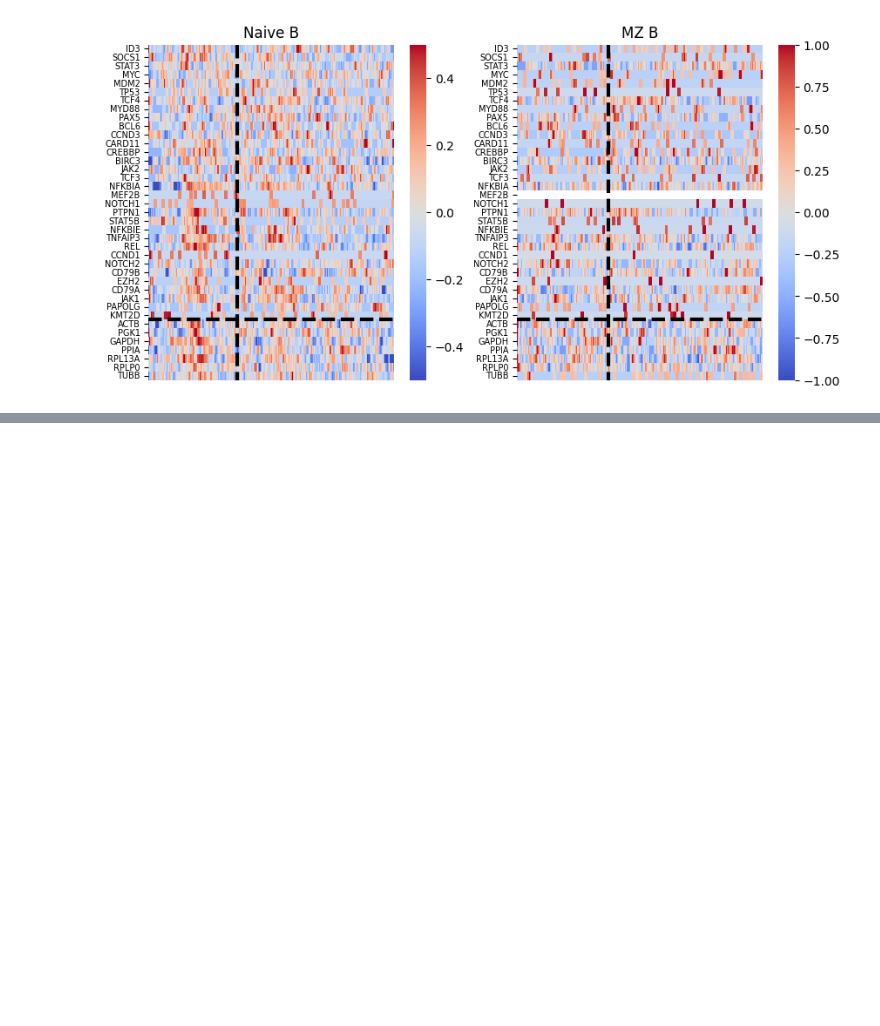
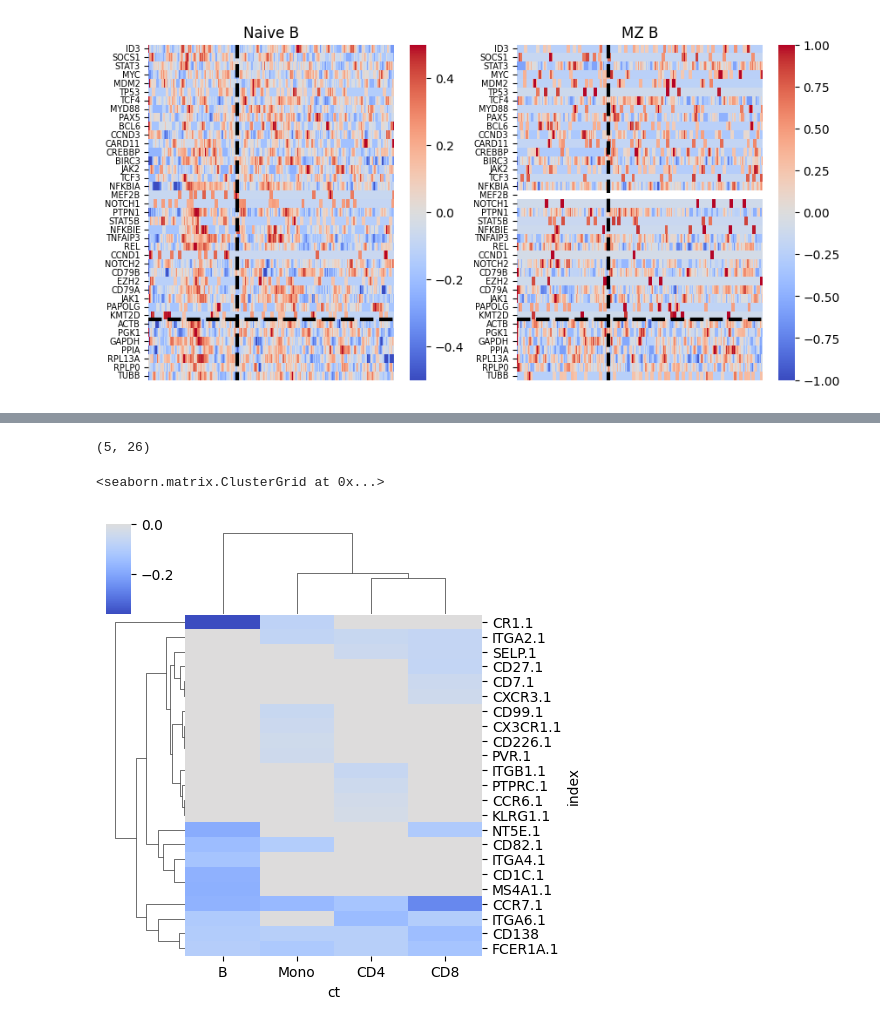
Before and after one commit to mincheoly/sicca_hackathon_2023, a Jupyter notebook: Task 5 - ISG CC genes.ipynb, the cells around one changed output, grey strips where cells are left out. Saved outputs shown, nothing was run; the diff lists cells and outputs as text; code cells hidden in the pictures; blank space fills up the shorter version.

```diff
--- a/Task 5 - ISG CC genes.ipynb
+++ b/Task 5 - ISG CC genes.ipynb
@@ -213,0 +246,32 @@ plt.savefig('bcell_lymphoma_genes.png', bbox_inches='tight')
+# %%
+ct_kwds = ['CD4', 'B', 'Mono', 'CD8']
+# %%
+results = []
+for ct in ct_kwds:
+    case = mdata[mdata.obs['annotation_merged'].str.contains(ct) & (mdata.obs['pSS'] == 1), ].mod['prot'].X.toarray()
+    ctrl = mdata[mdata.obs['annotation_merged'].str.contains(ct) & (mdata.obs['pSS'] == 0), ].mod['prot'].X.toarray()
+
+    df = pd.DataFrame(index=mdata.mod['prot'].var.index)
+    _, df['pv'] = stats.ranksums(ctrl, case)
+
+    _, df['fdr'] = fdrcorrection(df['pv'])
+    df['effect_size'] = case.mean(axis=0) - ctrl.mean(axis=0)
+
+    df['ct'] = ct
+
+    df = df.query('fdr < 0.01').sort_values('effect_size', ascending=True).head(10)
+    results.append(df)
+# %%
+results = pd.concat(results)
+# %%
+hm.shape
+# %% [output]
+(5, 26)
+# %%
+hm = results.query('fdr < 0.1').reset_index()\
+    .pivot(index='ct', columns='index', values='effect_size').fillna(0.0)
+# %%
+sns.clustermap(hm.T, center=0, cmap='coolwarm', figsize=(5,5), yticklabels=1)
+# %% [output]
+<seaborn.matrix.ClusterGrid at 0x...>
+[figure, added]
```
Also changed, not shown: parts of 15 cells of this notebook.
